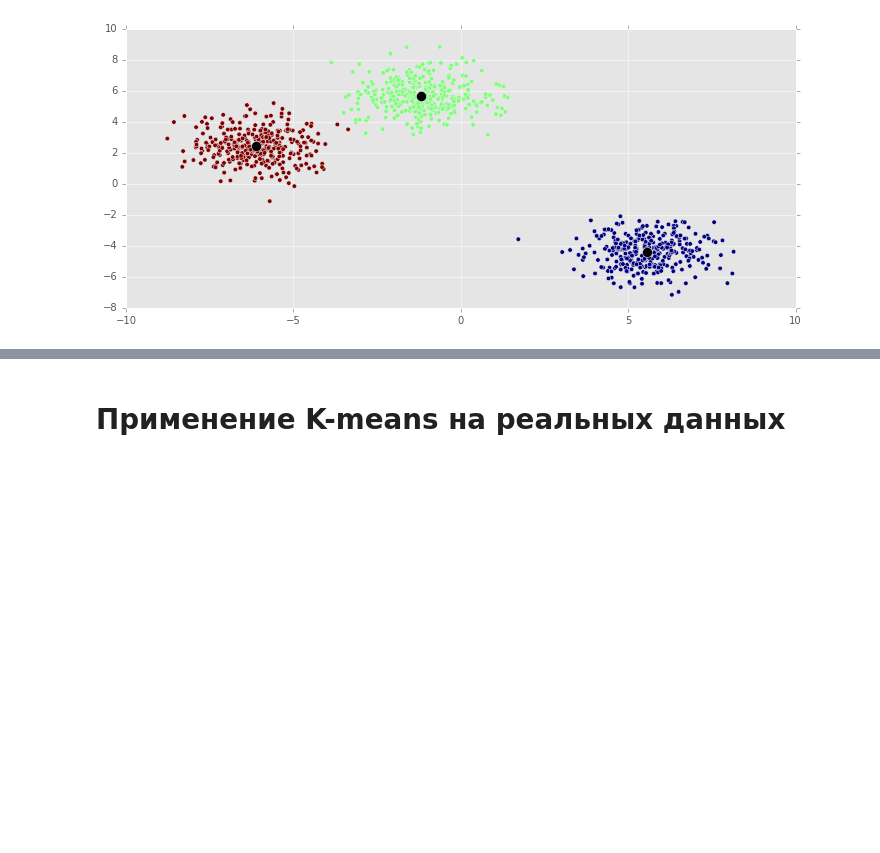
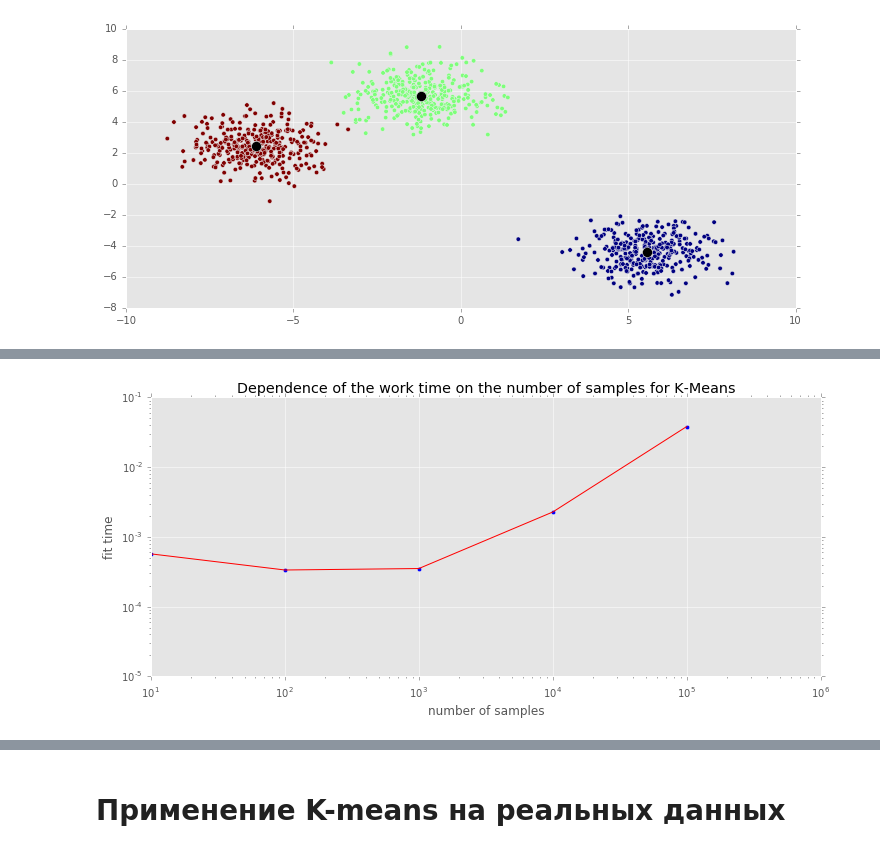
Before and after one commit to dokshina/dm_homework, a Jupyter notebook: dokshina_hw1.ipynb, the cells around one changed output, grey strips where cells are left out. Drawn from its saved outputs; the diff is of its cells as text; code cells hidden in the pictures; blank space fills up the shorter version.

```diff
--- a/dokshina_hw1.ipynb
+++ b/dokshina_hw1.ipynb
@@ -289 +250,27 @@ plt.show()
+# %%
+## Время выполнения алгоритма KMeans
+samp_num = np.logspace(1, 5, num=5).astype(int)
+
+times_kmeans = []
+for num_samples in samp_num:
+    X, y = make_blobs(n_samples=num_samples, n_features=2, centers=3, cluster_std=1,
+           center_box=(-10.0, 10.0), shuffle=False, random_state=1234)
+
+    model = KMeans(k=3,  init='random', random_state=123)
+    time = %timeit -o -q -n 1 -r 1 model.fit(X)
+    times_kmeans += [time.best]
+
+
+plt.plot(samp_num, times_kmeans, c='red')
+plt.scatter(samp_num, times_kmeans, c='blue')
+
+plt.title('Dependence of the work time on the number of samples for K-Means')
+plt.xlabel('number of samples')
+plt.ylabel('fit time')
+plt.xscale('log')
+plt.yscale('log')
+
+plt.show()
+# %% [output]
+[figure, added]
 # %%
```
Also changed, not shown: parts of 18 cells of this notebook.
